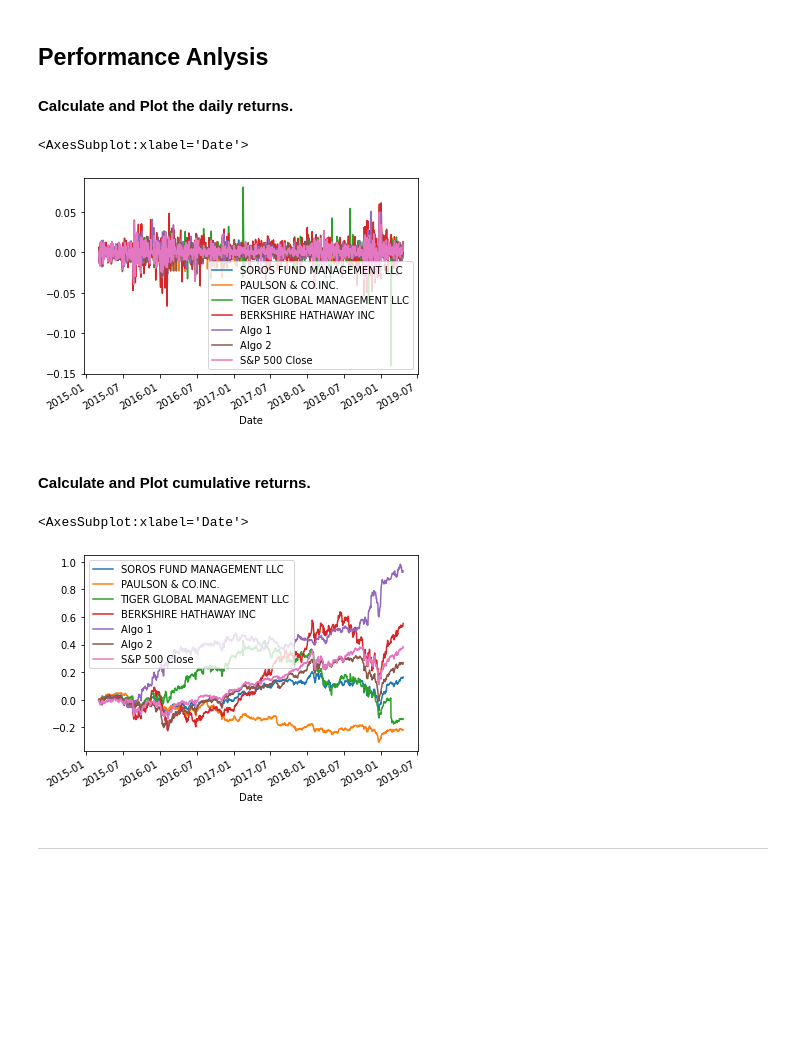
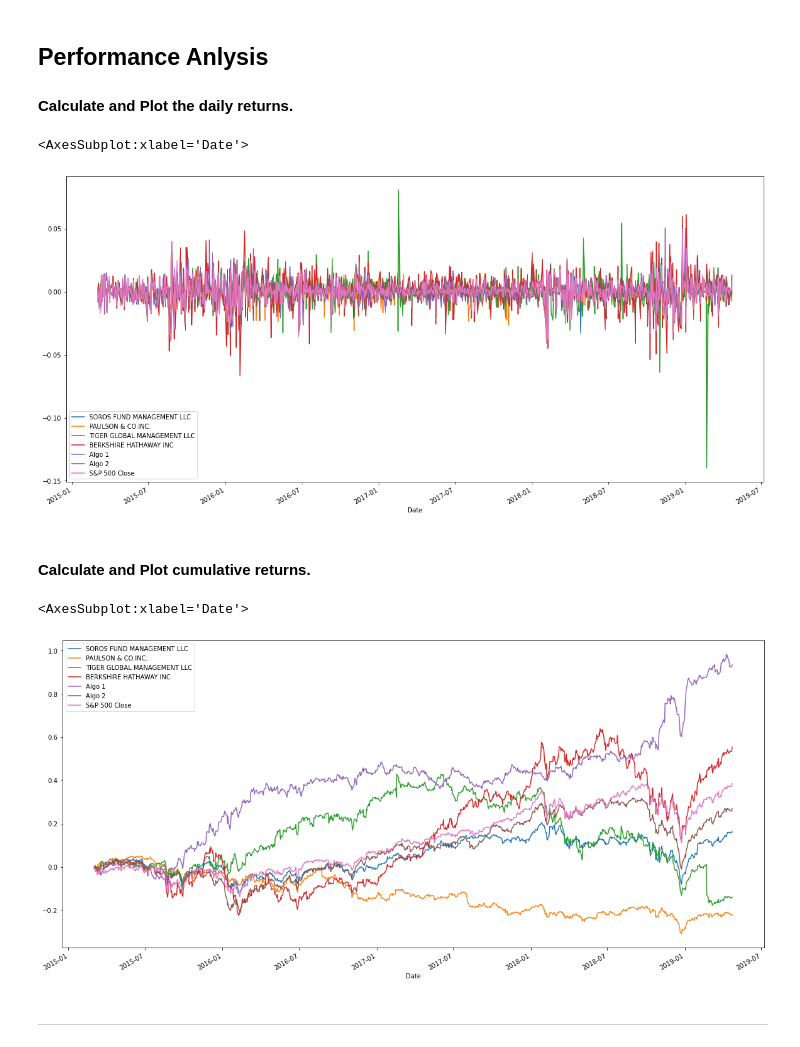
Before and after one commit to themichaelfoley/pandas-homework, a Jupyter notebook: Starter_Code/whale_analysis.ipynb, the cells around one changed output. Saved outputs shown, nothing was run; the diff lists cells and outputs as text; code cells hidden in the pictures; blank space fills up the shorter version.

```diff
--- a/Starter_Code/whale_analysis.ipynb
+++ b/Starter_Code/whale_analysis.ipynb
@@ -222,20 +222,20 @@ In this section, you will calculate and visualize performance and risk metrics f
 #### Calculate and Plot the daily returns.
 # %%
 # Plot daily returns of all portfolios
-combined_returns.plot()
+combined_returns.plot(figsize=(20,10))
 # %% [output]
 <AxesSubplot:xlabel='Date'>
-[figure, old version]
+[figure, new version]
 # %% [markdown]
 #### Calculate and Plot cumulative returns.
 # %%
 # Calculate cumulative returns of all portfolios
 cumulative_returns = (1 + combined_returns).cumprod() - 1
 # Plot cumulative returns
-cumulative_returns.plot()
+cumulative_returns.plot(figsize=(20,10))
 # %% [output]
 <AxesSubplot:xlabel='Date'>
-[figure, old version]
+[figure, new version]
 # %% [markdown]
 ---
 # %% [markdown]
```
Also changed, not shown: parts of 4 cells of this notebook.
